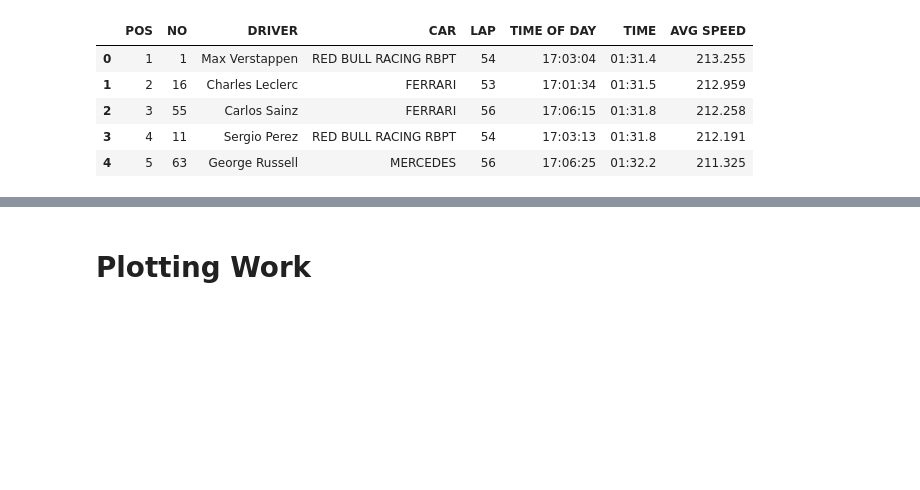
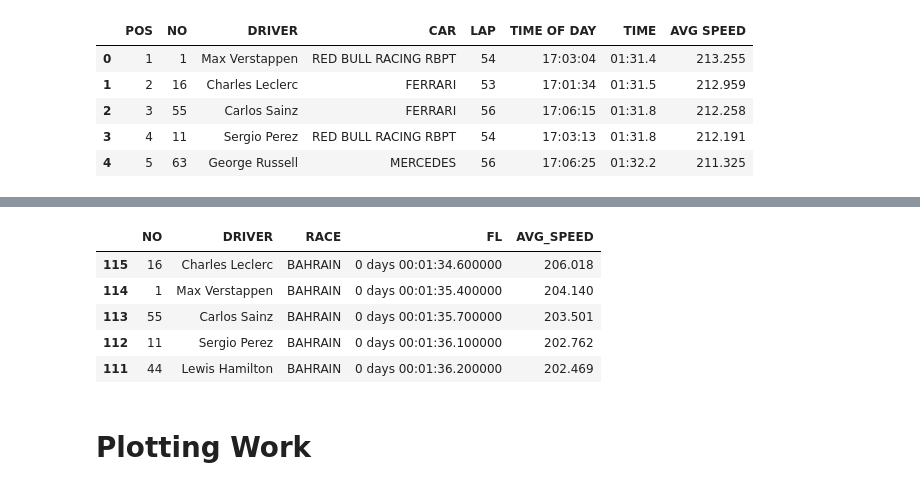
Before and after one commit to JB-26/f1-2022-analysis, a Jupyter notebook: fastest-laps.ipynb, the cells around one changed output, grey strips where cells are left out. Cells and saved outputs as stored; diff of their text form; code cells hidden in the pictures; blank space fills up the shorter version.

```diff
--- a/fastest-laps.ipynb
+++ b/fastest-laps.ipynb
@@ -463,3 +467,35 @@ fastest_lap.head()
+# %%
+driver_count = 0
+
+while driver_count < len(fl_spain.index):
+    time = fl_spain.loc[driver_count, 'TIME']
+    driverNo = fl_spain.loc[driver_count, 'NO']
+    name = fl_spain.loc[driver_count, 'DRIVER']
+    avg_speed = fl_spain.loc[driver_count, 'AVG SPEED']
+    if time == 'DNF':
+        driver_count += 1
+    else:
+        #time = re.sub(r'[^0-9.]', '', time)
+        #timeFloat = float(time)
+        formattedTime = datetime.strptime(time,'%M:%S.%f')
+        formattedTime = formattedTime.strftime('%H:%M:%S.%f')[:-5]
+        #finalTime = timeFloat + fastest_lap_bahrain_time.strftime('%M:%S.%f')[:-3]
+        # add row
+        fastest_lap.loc[-1] = [driverNo, name, 'SPAIN', formattedTime, avg_speed]
+        # shift the index
+        fastest_lap.index = fastest_lap.index + 1
+        driver_count += 1
+
+# CONVERT FL COLUMN TO TIMEDELTA FORMAT
+fastest_lap['FL'] = pd.to_timedelta(fastest_lap['FL'])
+fastest_lap.head()
+# %% [output]
+|  | NO | DRIVER | RACE | FL | AVG_SPEED |
+| 115 | 16 | Charles Leclerc | BAHRAIN | 0 days 00:01:34.600000 | 206.018 |
+| 114 | 1 | Max Verstappen | BAHRAIN | 0 days 00:01:35.400000 | 204.140 |
+| 113 | 55 | Carlos Sainz | BAHRAIN | 0 days 00:01:35.700000 | 203.501 |
+| 112 | 11 | Sergio Perez | BAHRAIN | 0 days 00:01:36.100000 | 202.762 |
+| 111 | 44 | Lewis Hamilton | BAHRAIN | 0 days 00:01:36.200000 | 202.469 |
 # %% [markdown]
 # Plotting Work
 # %%
```
Also changed, not shown: parts of 10 cells of this notebook, 5 other files.
